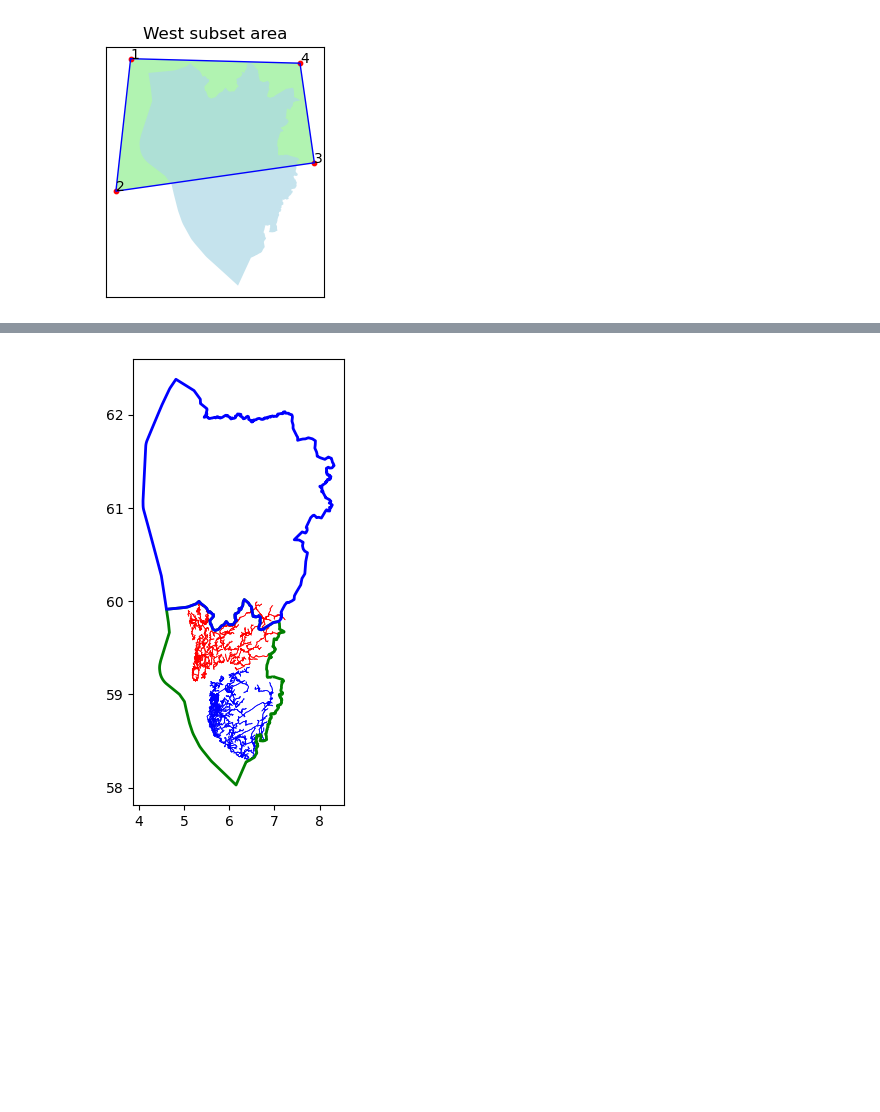
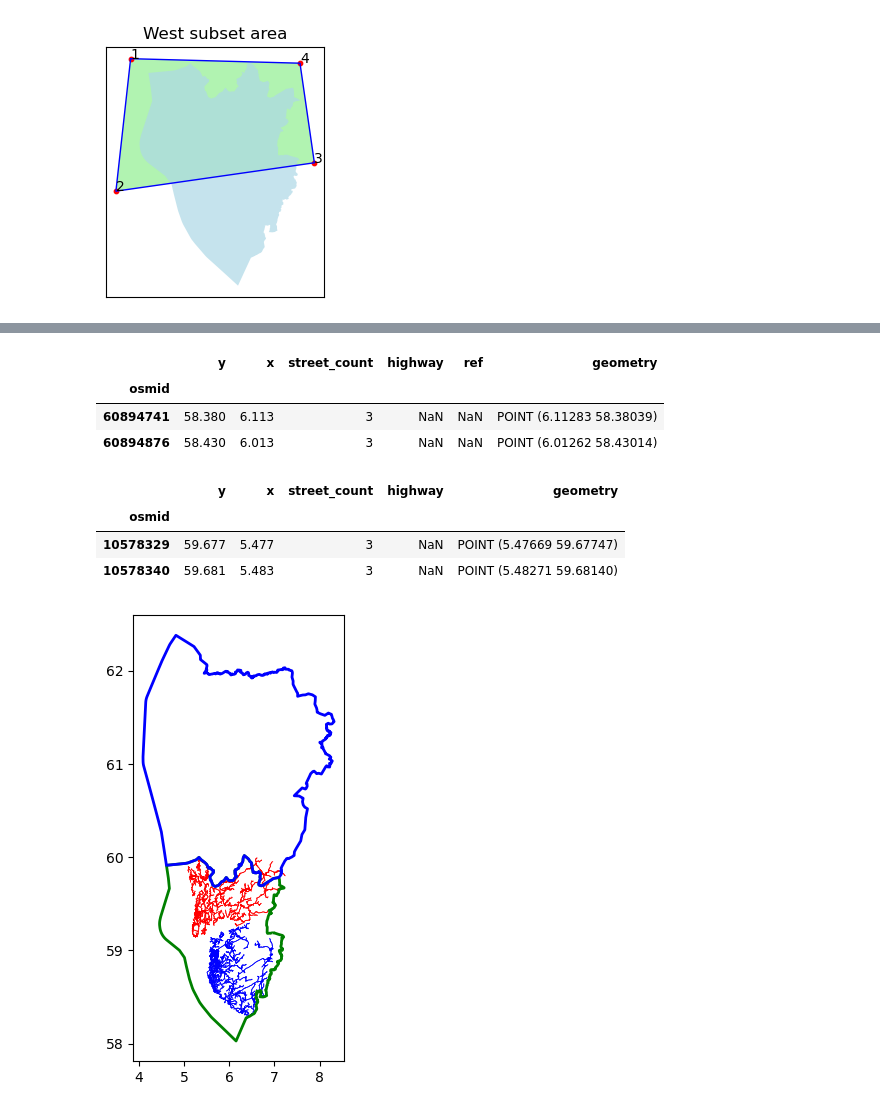
Before and after one commit to torhaa1/Response_Time_Minimization, a Jupyter notebook: preprocessing/29_preprocess_SouthWest_district.ipynb, the cells around one changed output, grey strips where cells are left out. Saved outputs shown, nothing was run; the diff lists cells and outputs as text; code cells hidden in the pictures; blank space fills up the shorter version.

```diff
--- a/preprocessing/29_preprocess_SouthWest_district.ipynb
+++ b/preprocessing/29_preprocess_SouthWest_district.ipynb
@@ -203,5 +203,27 @@ Wall time: 1min 24s
 # %%
 SouthWestExt_graph = ox.graph_from_polygon(SouthWestExt_poly, network_type="drive", simplify=True, retain_all=False, truncate_by_edge=False, custom_filter=None)
+# %%
+### Inspect if nodes have correct coordinates
+# SouthWestExt_graph.nodes(data=True)
+# SouthWest_graph.nodes(data=True)
+
+# converting the graph network to node and edge GeoPandas GeoDataFrames
+nodes, edges = ox.graph_to_gdfs(SouthWest_graph, nodes=True, edges=True)
+nodes_ext, edges_ext = ox.graph_to_gdfs(SouthWestExt_graph, nodes=True, edges=True)
+
+nodes.head(2)
+# %% [output]
+|  | y | x | street_count | highway | ref | geometry |
+| osmid |  |  |  |  |  |  |
+| 60894741 | 58.380 | 6.113 | 3 | NaN | NaN | POINT (6.11283 58.38039) |
+| 60894876 | 58.430 | 6.013 | 3 | NaN | NaN | POINT (6.01262 58.43014) |
+# %%
+nodes_ext.head(2)
+# %% [output]
+|  | y | x | street_count | highway | geometry |
+| osmid |  |  |  |  |  |
+| 10578329 | 59.677 | 5.477 | 3 | NaN | POINT (5.47669 59.67747) |
+| 10578340 | 59.681 | 5.483 | 3 | NaN | POINT (5.48271 59.68140) |
 # %%
 # print("type SouthWest_gdf: ", type(SouthWest_gdf))
 # print("type clipped_graph: ", type(clipped_graph))
```
Also changed, not shown: parts of 22 cells of this notebook, 1 other file.
